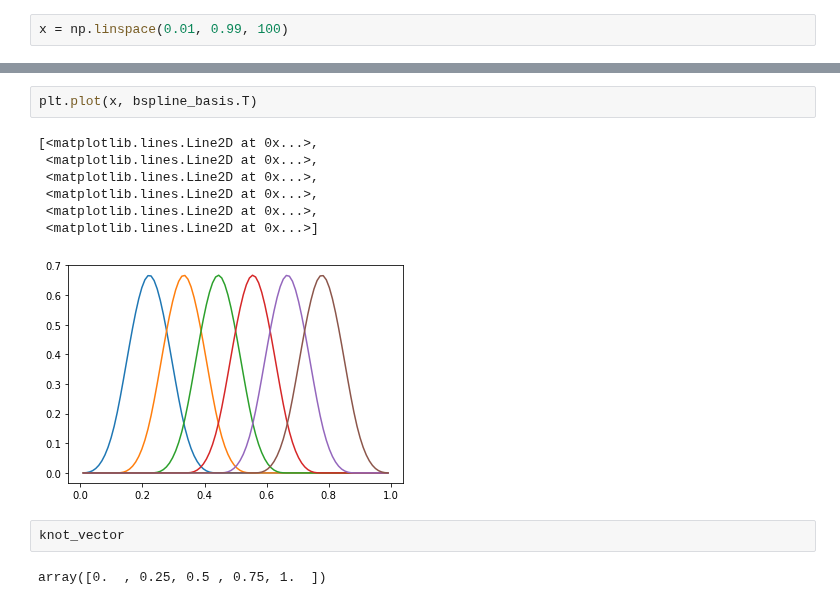
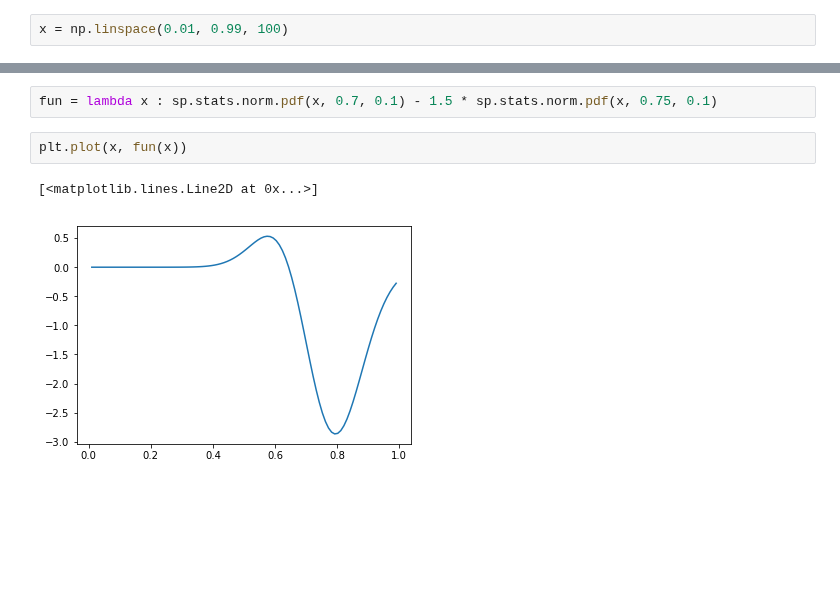
Before and after one commit to mijordan3/BNP_sensitivity, a Jupyter notebook: GMM_clustering/jupyter/interpolation.ipynb, the cells around one changed output, grey strips where cells are left out. Saved outputs shown, nothing was run; the diff lists cells and outputs as text; blank space fills up the shorter version.

```diff
--- a/GMM_clustering/jupyter/interpolation.ipynb
+++ b/GMM_clustering/jupyter/interpolation.ipynb
@@ -120,14 +61,7 @@ array([[1.21500000e-04, 9.57346982e-04, 3.21467255e-03, 7.60060819e-03,
+# %%
+fun = lambda x : sp.stats.norm.pdf(x, 0.7, 0.1) - 1.5 * sp.stats.norm.pdf(x, 0.75, 0.1)
 # %%
-plt.plot(x, bspline_basis.T)
+plt.plot(x, fun(x))
 # %% [output]
-[<matplotlib.lines.Line2D at 0x...>,
- <matplotlib.lines.Line2D at 0x...>,
- <matplotlib.lines.Line2D at 0x...>,
- <matplotlib.lines.Line2D at 0x...>,
- <matplotlib.lines.Line2D at 0x...>,
- <matplotlib.lines.Line2D at 0x...>]
+[<matplotlib.lines.Line2D at 0x...>]
-[figure, old version]
+[figure, new version]
-# %%
-knot_vector
-# %% [output]
-array([0.  , 0.25, 0.5 , 0.75, 1.  ])
```
Also changed, not shown: parts of 19 cells of this notebook, 1 other file.
